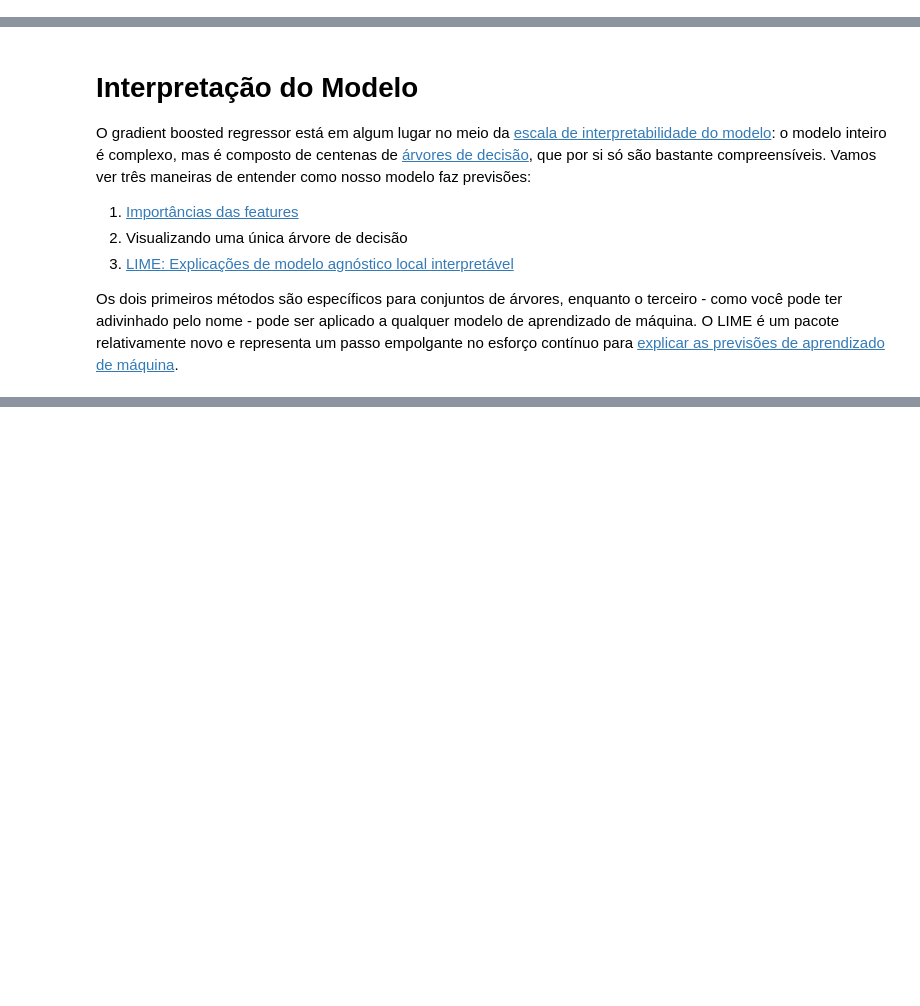
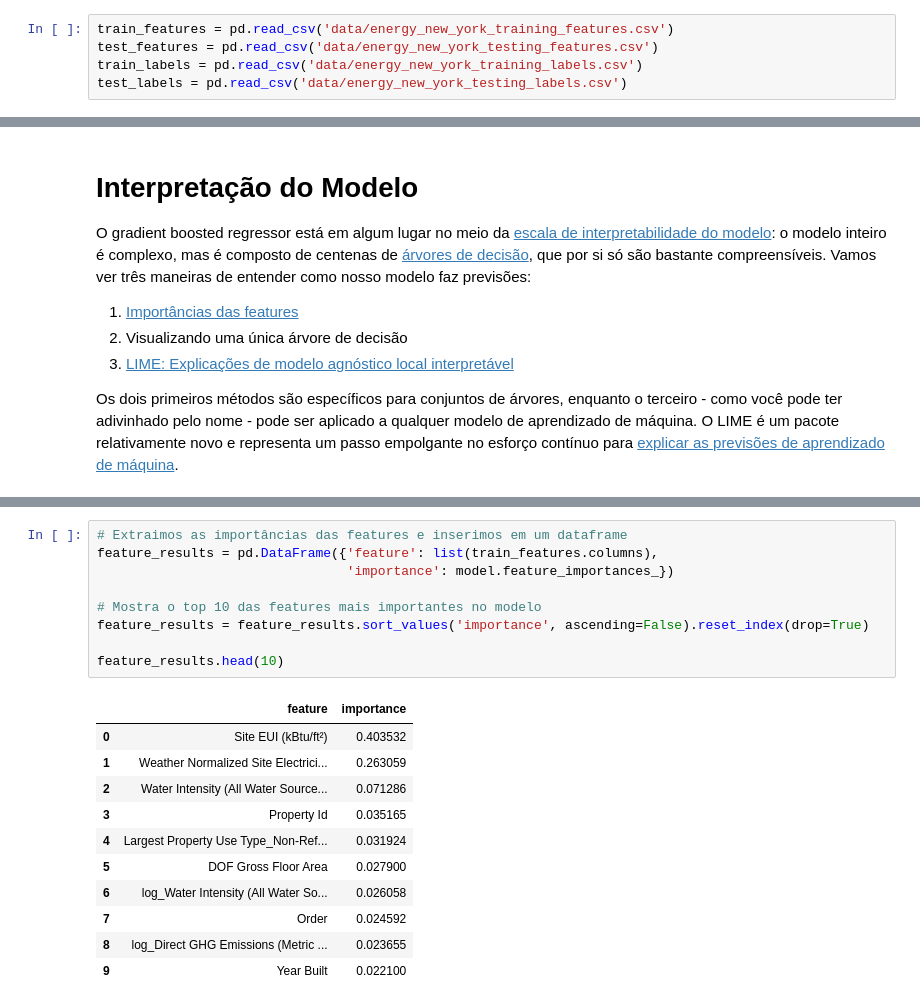
Before and after one commit to willsilvano/datascience, a Jupyter notebook: Towards DataScience/Energy New York - Part Three.ipynb, the cells around one changed output, grey strips where cells are left out. Cells and saved outputs as stored; diff of their text form; blank space fills up the shorter version.

```diff
--- a/Towards DataScience/Energy New York - Part Three.ipynb
+++ b/Towards DataScience/Energy New York - Part Three.ipynb
@@ -10,0 +51,5 @@ Relembrando, estamos trabalhando em um problema de aprendizado de máquina de re
+# %%
+train_features = pd.read_csv('data/energy_new_york_training_features.csv')
+test_features = pd.read_csv('data/energy_new_york_testing_features.csv')
+train_labels = pd.read_csv('data/energy_new_york_training_labels.csv')
+test_labels = pd.read_csv('data/energy_new_york_testing_labels.csv')
@@ -20,0 +113,21 @@ Os dois primeiros métodos são específicos para conjuntos de árvores, enquant
+# %%
+# Extraimos as importâncias das features e inserimos em um dataframe
+feature_results = pd.DataFrame({'feature': list(train_features.columns),
+                                'importance': model.feature_importances_})
+
+# Mostra o top 10 das features mais importantes no modelo
+feature_results = feature_results.sort_values('importance', ascending=False).reset_index(drop=True)
+
+feature_results.head(10)
+# %% [output]
+|  | feature | importance |
+| 0 | Site EUI (kBtu/ft²) | 0.403532 |
+| 1 | Weather Normalized Site Electrici... | 0.263059 |
+| 2 | Water Intensity (All Water Source... | 0.071286 |
+| 3 | Property Id | 0.035165 |
+| 4 | Largest Property Use Type_Non-Ref... | 0.031924 |
+| 5 | DOF Gross Floor Area | 0.027900 |
+| 6 | log_Water Intensity (All Water So... | 0.026058 |
+| 7 | Order | 0.024592 |
+| 8 | log_Direct GHG Emissions (Metric ... | 0.023655 |
+| 9 | Year Built | 0.022100 |
```
Also changed, not shown: parts of 12 cells of this notebook, 5 other files.
